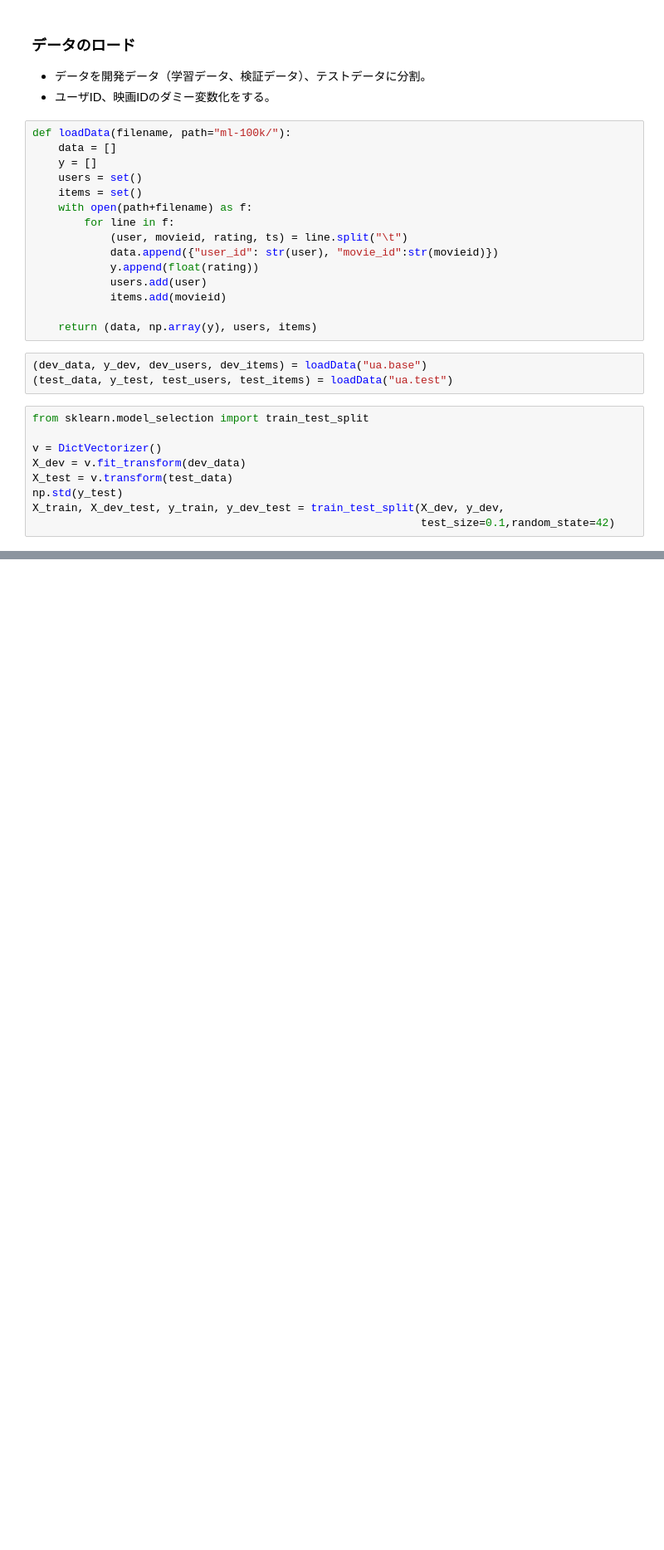
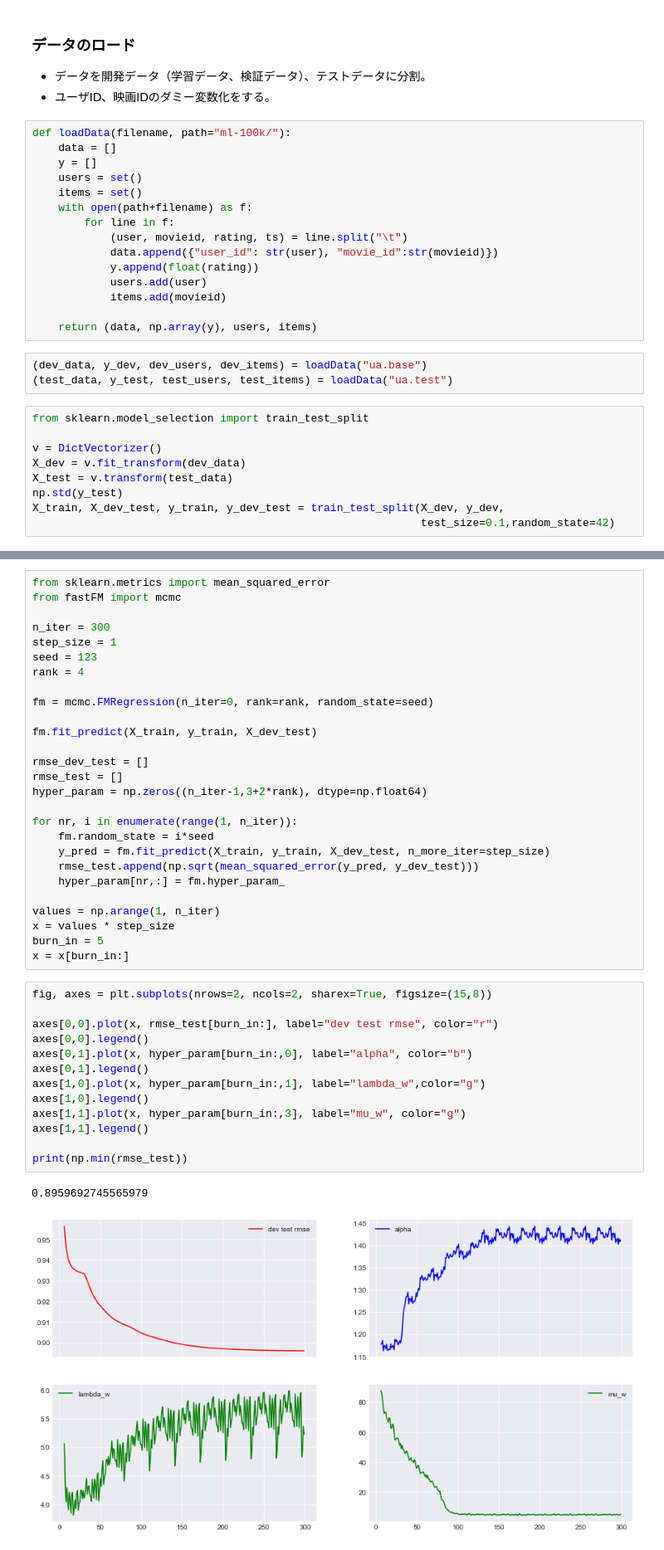
Before and after one commit to takitsuba/play_ml, a Jupyter notebook: recommendation/movie_recommendation.ipynb, the cells around one changed output, grey strips where cells are left out. Shown: that part at 83% size. Drawn from its saved outputs; the diff is of its cells as text; blank space fills up the shorter version.

```diff
--- a/recommendation/movie_recommendation.ipynb
+++ b/recommendation/movie_recommendation.ipynb
@@ -246,0 +252,43 @@ X_train, X_dev_test, y_train, y_dev_test = train_test_split(X_dev, y_dev,
+# %%
+from sklearn.metrics import mean_squared_error
+from fastFM import mcmc
+
+n_iter = 300
+step_size = 1
+seed = 123
+rank = 4
+
+fm = mcmc.FMRegression(n_iter=0, rank=rank, random_state=seed)
+
+fm.fit_predict(X_train, y_train, X_dev_test)
+
+rmse_dev_test = []
+rmse_test = []
+hyper_param = np.zeros((n_iter-1,3+2*rank), dtype=np.float64)
+
+for nr, i in enumerate(range(1, n_iter)):
+    fm.random_state = i*seed
+    y_pred = fm.fit_predict(X_train, y_train, X_dev_test, n_more_iter=step_size)
+    rmse_test.append(np.sqrt(mean_squared_error(y_pred, y_dev_test)))
+    hyper_param[nr,:] = fm.hyper_param_
+
+values = np.arange(1, n_iter)
+x = values * step_size
+burn_in = 5
+x = x[burn_in:]
+# %%
+fig, axes = plt.subplots(nrows=2, ncols=2, sharex=True, figsize=(15,8))
+
+axes[0,0].plot(x, rmse_test[burn_in:], label="dev test rmse", color="r")
+axes[0,0].legend()
+axes[0,1].plot(x, hyper_param[burn_in:,0], label="alpha", color="b")
+axes[0,1].legend()
+axes[1,0].plot(x, hyper_param[burn_in:,1], label="lambda_w",color="g")
+axes[1,0].legend()
+axes[1,1].plot(x, hyper_param[burn_in:,3], label="mu_w", color="g")
+axes[1,1].legend()
+
+print(np.min(rmse_test))
+# %% [output]
+0.8959692745565979
+[figure, added]
```
Also changed, not shown: parts of 4 cells of this notebook, 1 other file.
